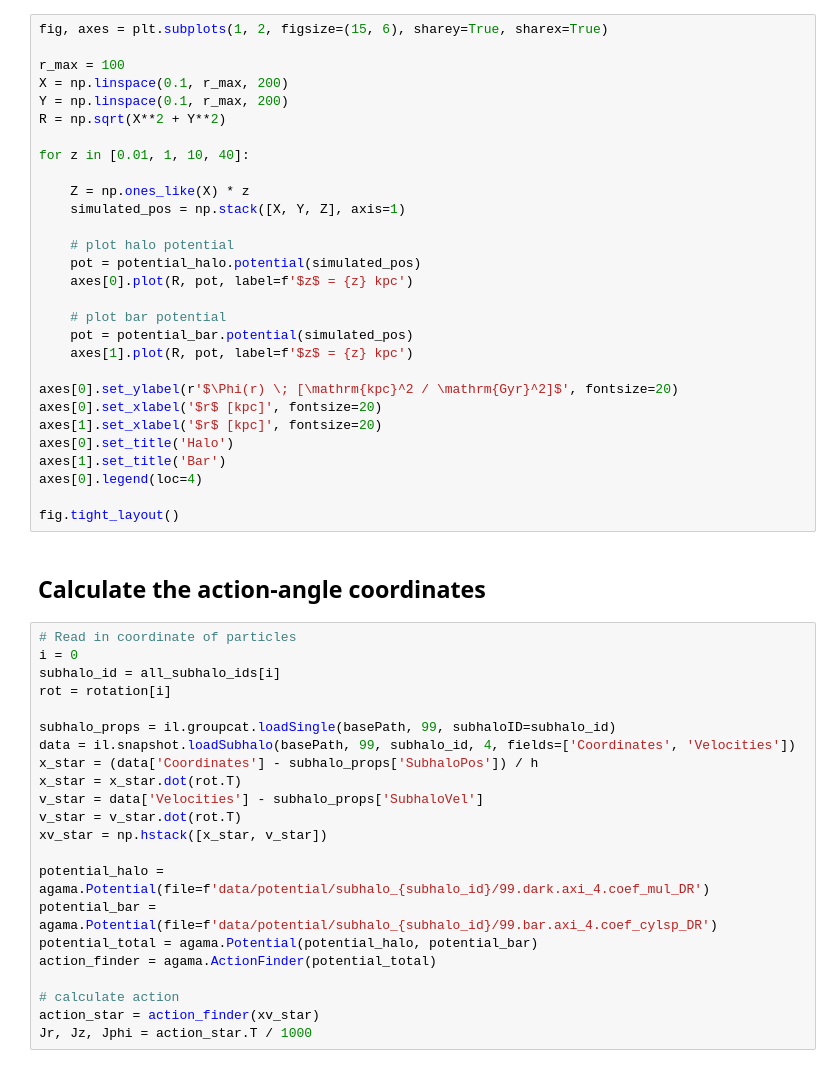
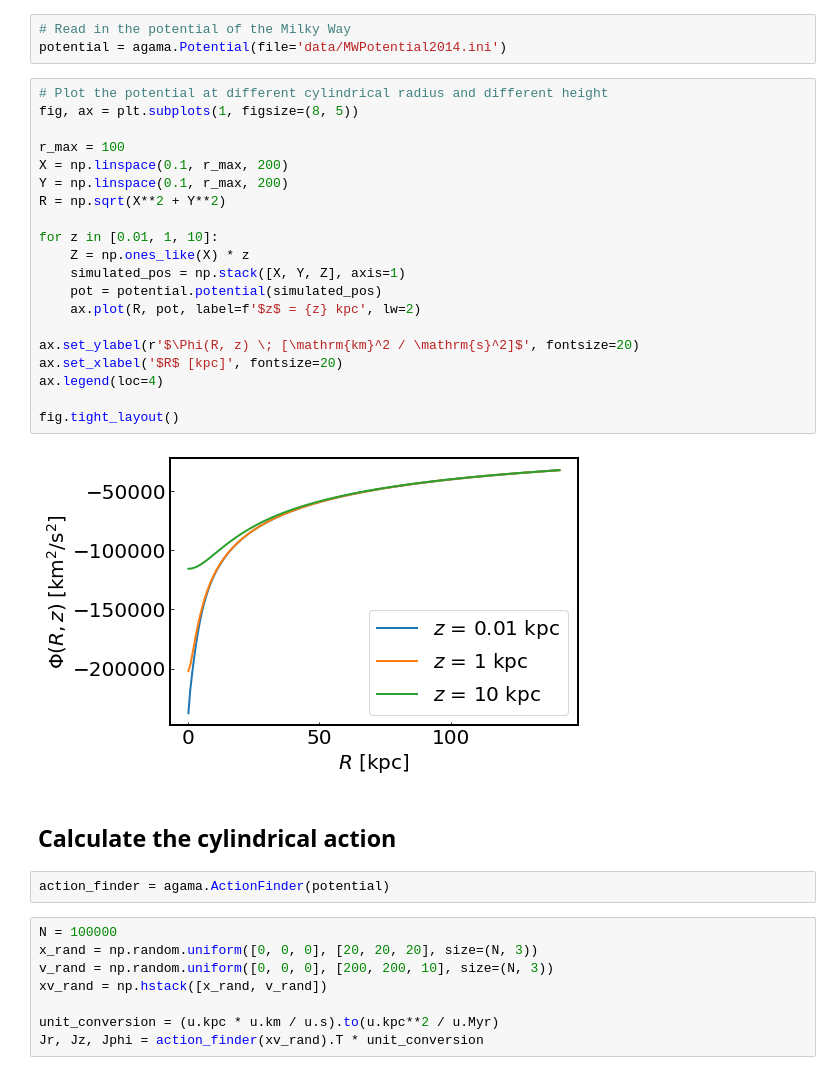
Before and after one commit to trivnguyen/gaia-dr3-agama-tutorial, a Jupyter notebook: action_angle_tutorial.ipynb, the cells around one changed output. Saved outputs shown, nothing was run; the diff lists cells and outputs as text.

```diff
--- a/action_angle_tutorial.ipynb
+++ b/action_angle_tutorial.ipynb
@@ -73,56 +112,40 @@ potential_halo = agama.Potential(
+# %%
+# Read in the potential of the Milky Way
+potential = agama.Potential(file='data/MWPotential2014.ini')
 # %%
-fig, axes = plt.subplots(1, 2, figsize=(15, 6), sharey=True, sharex=True)
+# Plot the potential at different cylindrical radius and different height
+fig, ax = plt.subplots(1, figsize=(8, 5))
 
 r_max = 100
 X = np.linspace(0.1, r_max, 200)
 Y = np.linspace(0.1, r_max, 200)
 R = np.sqrt(X**2 + Y**2)
 
-for z in [0.01, 1, 10, 40]:
-
+for z in [0.01, 1, 10]:
     Z = np.ones_like(X) * z
     simulated_pos = np.stack([X, Y, Z], axis=1)
+    pot = potential.potential(simulated_pos)
+    ax.plot(R, pot, label=f'$z$ = {z} kpc', lw=2)
 
-    # plot halo potential
-    pot = potential_halo.potential(simulated_pos)
-    axes[0].plot(R, pot, label=f'$z$ = {z} kpc')
-
-    # plot bar potential
-    pot = potential_bar.potential(simulated_pos)
-    axes[1].plot(R, pot, label=f'$z$ = {z} kpc')
-
-axes[0].set_ylabel(r'$\Phi(r) \; [\mathrm{kpc}^2 / \mathrm{Gyr}^2]$', fontsize=20)
-axes[0].set_xlabel('$r$ [kpc]', fontsize=20)
-axes[1].set_xlabel('$r$ [kpc]', fontsize=20)
-axes[0].set_title('Halo')
-axes[1].set_title('Bar')
-axes[0].legend(loc=4)
+ax.set_ylabel(r'$\Phi(R, z) \; [\mathrm{km}^2 / \mathrm{s}^2]$', fontsize=20)
+ax.set_xlabel('$R$ [kpc]', fontsize=20)
+ax.legend(loc=4)
 
 fig.tight_layout()
+# %% [output]
+[figure, added]
 # %% [markdown]
-## Calculate the action-angle coordinates
+## Calculate the cylindrical action
-# %%
-# Read in coordinate of particles
-i = 0
-subhalo_id = all_subhalo_ids[i]
-rot = rotation[i]
-
-subhalo_props = il.groupcat.loadSingle(basePath, 99, subhaloID=subhalo_id)
-data = il.snapshot.loadSubhalo(basePath, 99, subhalo_id, 4, fields=['Coordinates', 'Velocities'])
-x_star = (data['Coordinates'] - subhalo_props['SubhaloPos']) / h
-x_star = x_star.dot(rot.T)
-v_star = data['Velocities'] - subhalo_props['SubhaloVel']
-v_star = v_star.dot(rot.T)
-xv_star = np.hstack([x_star, v_star])
-
-potential_halo = agama.Potential(file=f'data/potential/subhalo_{subhalo_id}/99.dark.axi_4.coef_mul_DR')
-potential_bar = agama.Potential(file=f'data/potential/subhalo_{subhalo_id}/99.bar.axi_4.coef_cylsp_DR')
-potential_total = agama.Potential(potential_halo, potential_bar)
-action_finder = agama.ActionFinder(potential_total)
-
-# calculate action
-action_star = action_finder(xv_star)
-Jr, Jz, Jphi = action_star.T / 1000
+# %%
+action_finder = agama.ActionFinder(potential)
+# %%
+N = 100000
+x_rand = np.random.uniform([0, 0, 0], [20, 20, 20], size=(N, 3))
+v_rand = np.random.uniform([0, 0, 0], [200, 200, 10], size=(N, 3))
+xv_rand = np.hstack([x_rand, v_rand])
+
+unit_conversion = (u.kpc * u.km / u.s).to(u.kpc**2 / u.Myr)
+Jr, Jz, Jphi = action_finder(xv_rand).T * unit_conversion
 # %%
 fig, axes = plt.subplots(1, 3, figsize=(15, 5))
 
```
Also changed, not shown: parts of 8 cells of this notebook.
